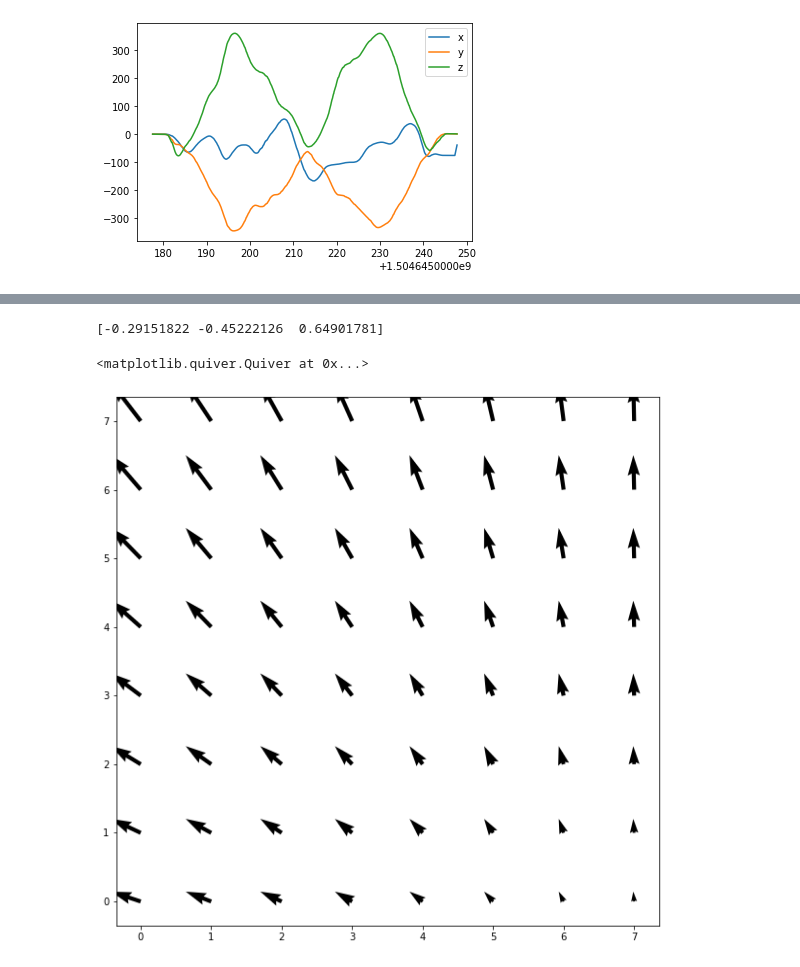
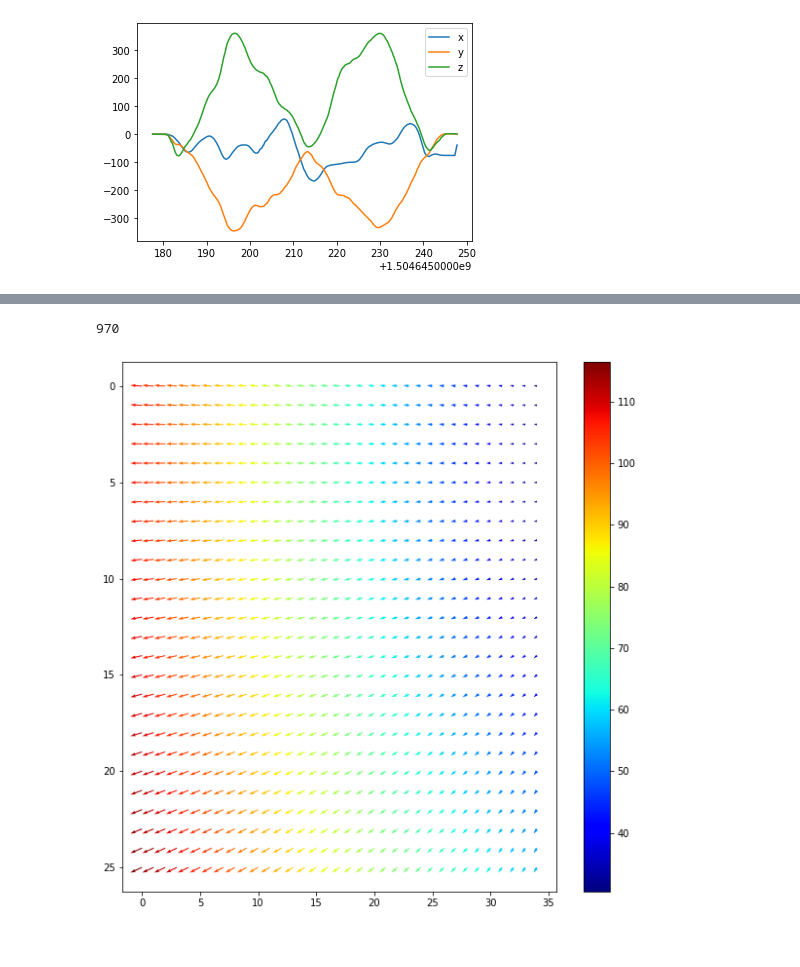
Before and after one commit to stefanochi/depth, a Jupyter notebook: pure_python_evaluation/time_filtering/evaluation/6dof/mvsec.ipynb, the cells around one changed output, grey strips where cells are left out. Drawn from its saved outputs; the diff is of its cells as text; code cells hidden in the pictures.

```diff
--- a/pure_python_evaluation/time_filtering/evaluation/6dof/mvsec.ipynb
+++ b/pure_python_evaluation/time_filtering/evaluation/6dof/mvsec.ipynb
@@ -52,7 +52,0 @@ m = plt.imshow(img_m, interpolation="none")
-# %%
-# patch_center = (100, 25)
-# patch_size = 20
-patch_center = (130, 173)
-patch_size = 240
-shape = (patch_size, patch_size)
-events_p = flt.filter_patch(events_raw, patch_center, patch_size)
@@ -68,5 +69,5 @@ m = plt.imshow(img_m, interpolation="none")
 # %%
-events, result_shape = flt.filter_conv(events_p, shape, factor=3, thresh=2.0/3.0)
+events, result_shape = flt.filter_conv(events_raw, shape, factor=1, thresh=1.0/2.0)
 shape = result_shape
 %matplotlib inline
 plt.figure(figsize=(10, 10))
@@ -261,3 +263,5 @@ C = [173.6470807871759, 133.73271487507847]
+# %%
+C = np.array([173.6470807871759, 133.73271487507847])
 # %%
 poses = mvsec_dset.load_poses(path + dataset + "indoor_flying1_gt.hdf5")
 k = np.ones(100)
@@ -348,11 +354,12 @@ plt.quiver(ang_U[::10, ::10], ang_V[::10, ::10], cmap="jet_r")
 # # t_vel = np.array([0, 0, 0.1])
 
 odom = mvsec_dset.load_odom(path + dataset + "indoor_flying1_odom.npz")
-idx = np.searchsorted(odom[:, 0], t_start + odom[0, 0])
+idx = np.searchsorted(odom[:, 0], t_start + odom[0, 0] )
 t_vel = odom[idx, 1:4]
-print(t_vel)
+t_vel = t_vel * np.array([1, -1, 1])
+print(idx)
 # %% [output]
-[-0.29151822 -0.45222126  0.64901781]
+970
 # %%
 # def get_translational_flow(t, f, shape):
 #     U_flow = np.zeros(shape)
@@ -377,8 +384,10 @@ t_U, t_V = flow_utils.get_translational_flow(t_vel, focal_length, C, shape)
 # %%
 %matplotlib inline
 plt.figure(figsize=(10, 10))
-plt.quiver(t_U[::10, ::10], t_V[::10, ::10], cmap="jet_r")
-# plt.gca().invert_yaxis()
+a = 10
+m = np.sqrt(np.square(t_U) + np.square(t_V))
+m = plt.quiver(t_U[::a, ::a], t_V[::a, ::a], m[::a, ::a], cmap="jet")
+plt.colorbar(m)
+plt.gca().invert_yaxis()
 # %% [output]
-<matplotlib.quiver.Quiver at 0x...>
-[figure, old version]
+[figure, new version]
```
Also changed, not shown: parts of 41 cells of this notebook, 39 other files.
